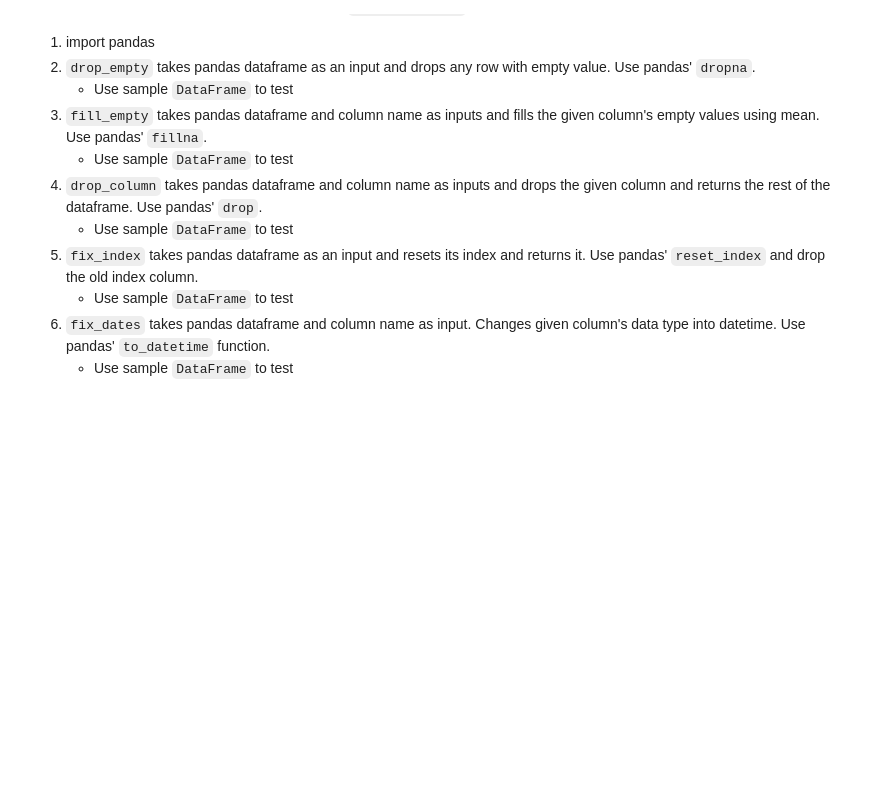
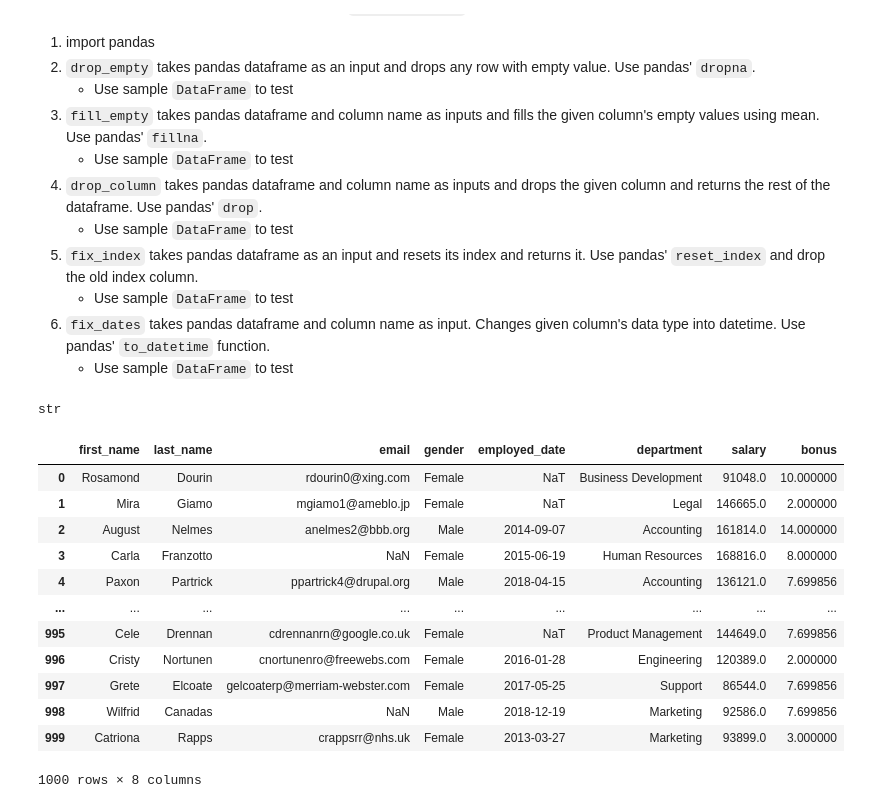
Before and after one commit to eurekajoy21/intermediate-python-fall2022, a Jupyter notebook: Practices/Week 04/Practice.ipynb, the cells around one changed output. Cells and saved outputs as stored; diff of their text form; code cells hidden in the pictures; blank space fills up the shorter version.

```diff
--- a/Practices/Week 04/Practice.ipynb
+++ b/Practices/Week 04/Practice.ipynb
@@ -18,0 +36,20 @@
+# %%
+type(df['employed_date'][2])
+# %% [output]
+str
+# %%
+fix_dates(df, "employed_date")
+# %% [output]
+|  | first_name | last_name | email | gender | employed_date | department | salary | bonus |
+| 0 | Rosamond | Dourin | rdourin0@xing.com | Female | NaT | Business Development | 91048.0 | 10.000000 |
+| 1 | Mira | Giamo | mgiamo1@ameblo.jp | Female | NaT | Legal | 146665.0 | 2.000000 |
+| 2 | August | Nelmes | anelmes2@bbb.org | Male | 2014-09-07 | Accounting | 161814.0 | 14.000000 |
+| 3 | Carla | Franzotto | NaN | Female | 2015-06-19 | Human Resources | 168816.0 | 8.000000 |
+| 4 | Paxon | Partrick | ppartrick4@drupal.org | Male | 2018-04-15 | Accounting | 136121.0 | 7.699856 |
+| ... | ... | ... | ... | ... | ... | ... | ... | ... |
+| 995 | Cele | Drennan | cdrennanrn@google.co.uk | Female | NaT | Product Management | 144649.0 | 7.699856 |
+| 996 | Cristy | Nortunen | cnortunenro@freewebs.com | Female | 2016-01-28 | Engineering | 120389.0 | 2.000000 |
+| 997 | Grete | Elcoate | gelcoaterp@merriam-webster.com | Female | 2017-05-25 | Support | 86544.0 | 7.699856 |
+| 998 | Wilfrid | Canadas | NaN | Male | 2018-12-19 | Marketing | 92586.0 | 7.699856 |
+| 999 | Catriona | Rapps | crappsrr@nhs.uk | Female | 2013-03-27 | Marketing | 93899.0 | 3.000000 |
+1000 rows × 8 columns
```
Also changed, not shown: parts of 9 cells of this notebook, 1 other file.
